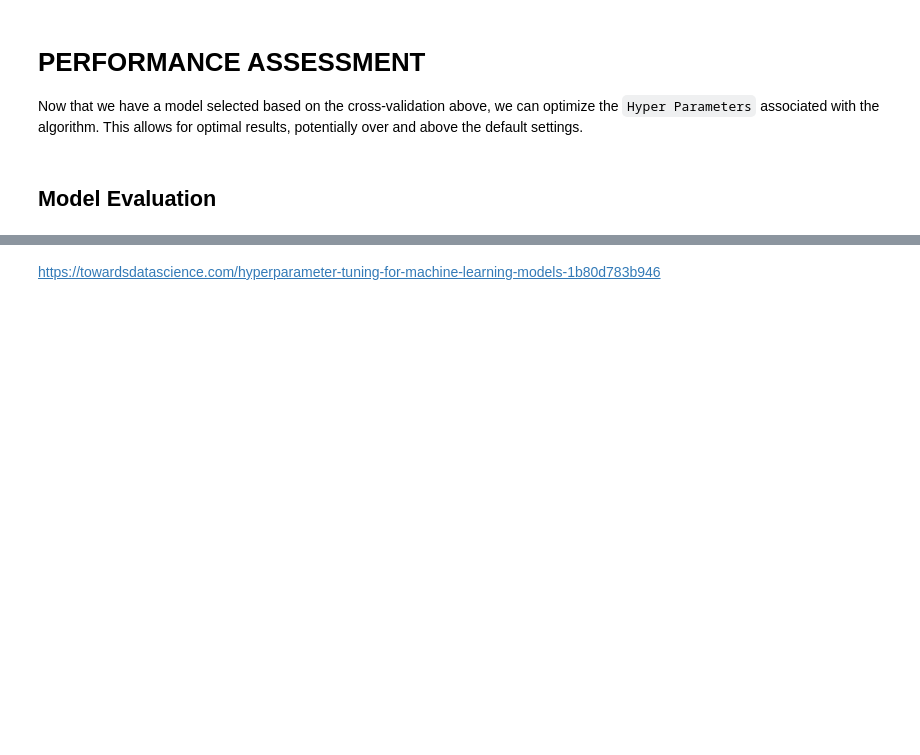
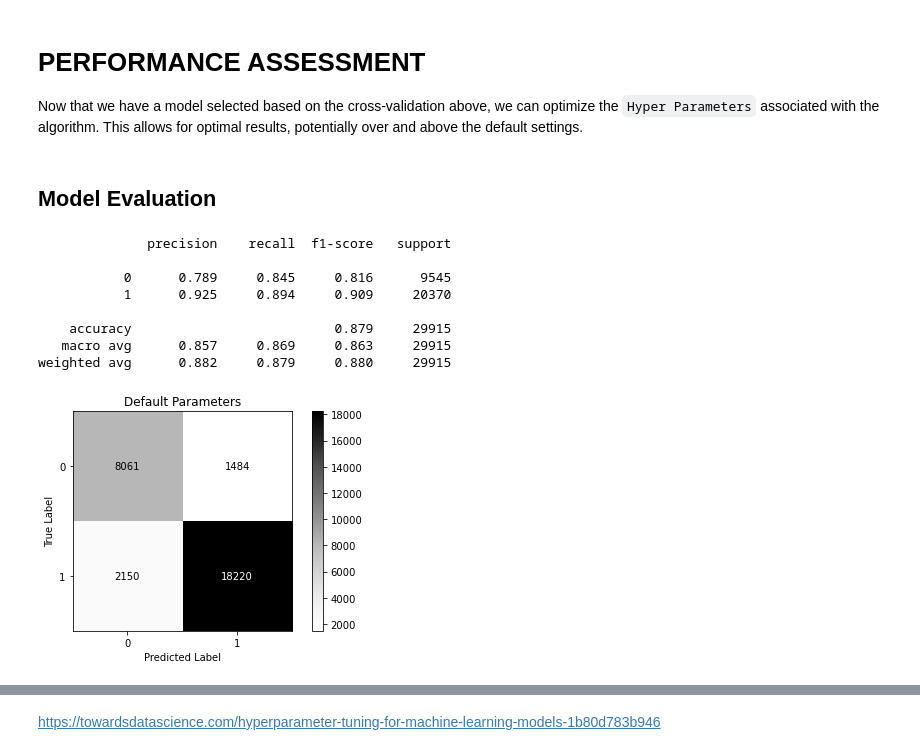
Before and after one commit to broepke/Tuning, a Jupyter notebook: Tuning.ipynb, the cells around one changed output, grey strips where cells are left out. Cells and saved outputs as stored; diff of their text form; code cells hidden in the pictures; blank space fills up the shorter version.

Commit message:
Updated Image Titles

```diff
--- a/Tuning.ipynb
+++ b/Tuning.ipynb
@@ -346,7 +436,7 @@ def fit_and_print(pipeline, name):
 
     ConfusionMatrixDisplay.from_predictions(y_test,
                                             y_pred,
-                                            cmap=plt.cm.Blues)
+                                            cmap=plt.cm.Greys)
 
     plt.tight_layout()
     plt.title(name)
@@ -358,7 +448,17 @@ def fit_and_print(pipeline, name):
 # %%
 clf = LogisticRegression(random_state=42, max_iter=500)
 pipeline = create_pipe(clf)
-fit_and_print(pipeline, 'hyper_defaults')
+fit_and_print(pipeline, 'Default Parameters')
+# %% [output]
+              precision    recall  f1-score   support
+
+           0      0.789     0.845     0.816      9545
+           1      0.925     0.894     0.909     20370
+
+    accuracy                          0.879     29915
+   macro avg      0.857     0.869     0.863     29915
+weighted avg      0.882     0.879     0.880     29915
+[figure, added]
 # %%
 clf = LogisticRegression(C=log_C, solver=log_solver, random_state=42, max_iter=500)
 pipeline = create_pipe(clf, log_ngram)
```
Also changed, not shown: parts of 16 cells of this notebook, 6 other files.
